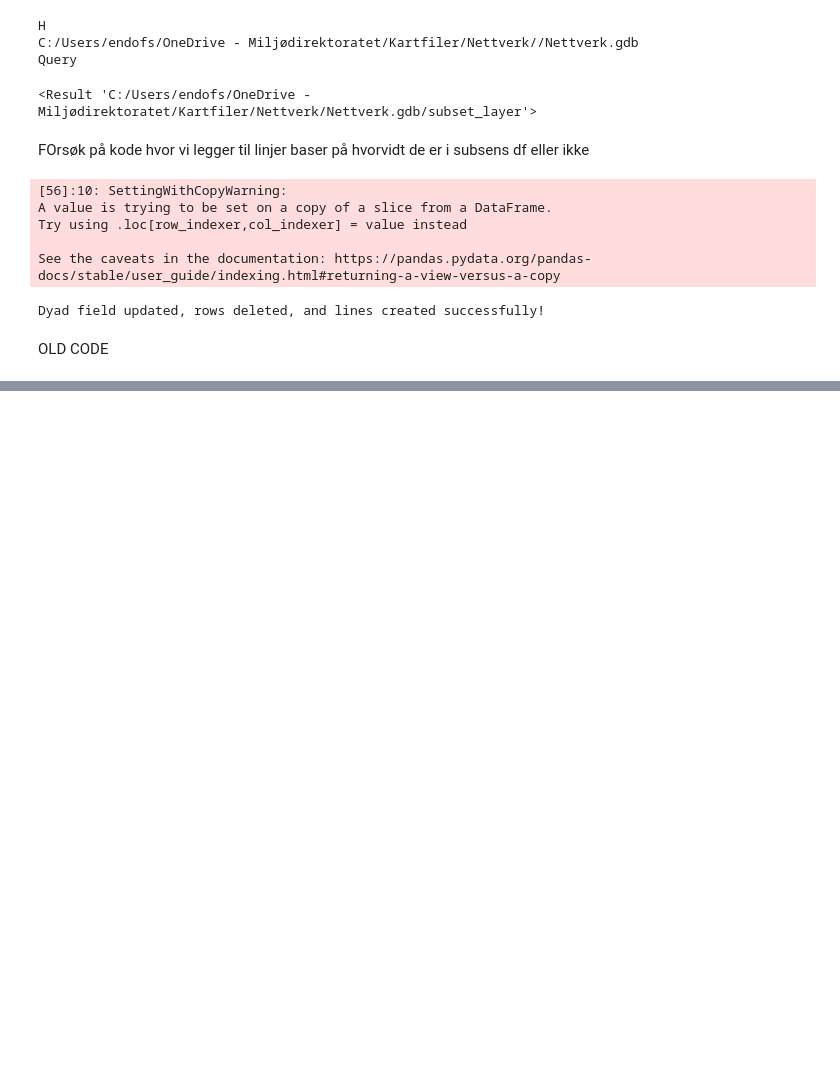
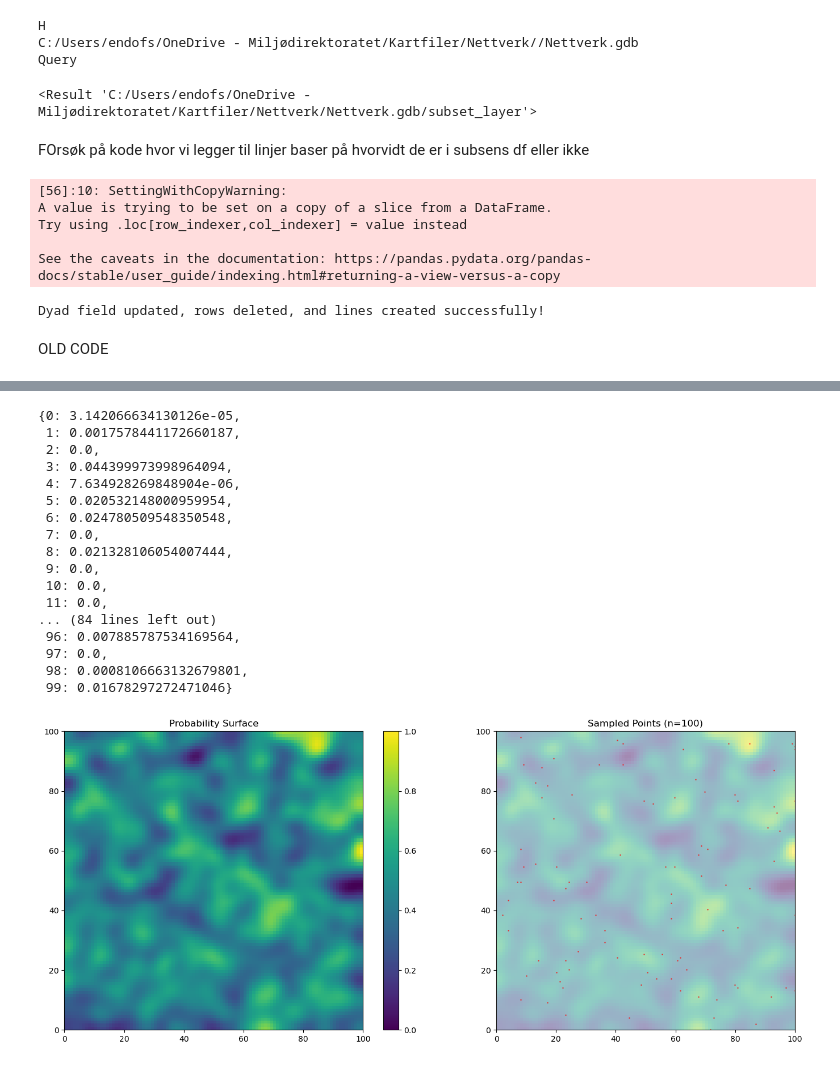
Before and after one commit to egowork/gis_tools, a Jupyter notebook: Nettverkanalyser.ipynb, the cells around one changed output, grey strips where cells are left out. Drawn from its saved outputs; the diff is of its cells as text; code cells hidden in the pictures; blank space fills up the shorter version.

```diff
--- a/Nettverkanalyser.ipynb
+++ b/Nettverkanalyser.ipynb
@@ -148,6 +150,7 @@ def CalcEigenmeasures(LandscapeMatrix):
 
     # Collect all the measures
     EigenMeasures = pd.DataFrame({"NiNID":ids,
+                                  "Lambda":Lambda,
                                   "PC_small":pc,
                                   "PC_large":contributions,
                                   "REv":w,
@@ -158,6 +161,7 @@ def CalcEigenmeasures(LandscapeMatrix):
 def communities(LandscapeMatrix):
     # Convert the input matrix to a NumPy array
     M = np.array(LandscapeMatrix)
+
     # Calculate the total number of edges/links in the landscape
     m = np.sum(M > 0)
 
@@ -583,0 +690,17 @@ OLD CODE
+# %%
+# Generate points
+Np = 100
+x, y, prob_surface = generate_autocorrelated_points(grid_size=100,sigma=3,n_points=Np, plot=True)
+Areas = np.ones(Np)  # Assuming uniform areas
+# Calculate distance matrix and exponential
+distance = squareform(pdist(np.array([x, y]).T))
+Alpha = 1/20
+distance_matrix_exp = np.exp(-distance*Alpha)
+#print(distance_matrix_exp)
+outer_matrix = np.outer(Areas, Areas)
+Mij = distance_matrix_exp * outer_matrix
+eigenvalues, _ = scipy.linalg.eig(Mij)
+Lambda = np.real(max(eigenvalues))
+bc, bc0, G = calculate_betweenness_centralization(Mij, threshold=0.01)
+bc0
+# %% [output]
@@ -583,0 +708,18 @@ OLD CODE
+{0: 3.142066634130126e-05,
+ 1: 0.0017578441172660187,
+ 2: 0.0,
+ 3: 0.044399973998964094,
+ 4: 7.634928269848904e-06,
+ 5: 0.020532148000959954,
+ 6: 0.024780509548350548,
+ 7: 0.0,
+ 8: 0.021328106054007444,
+ 9: 0.0,
+ 10: 0.0,
+ 11: 0.0,
+... (84 lines left out)
+ 96: 0.007885787534169564,
+ 97: 0.0,
+ 98: 0.0008106663132679801,
+ 99: 0.01678297272471046}
+[figure, added]
```
Also changed, not shown: parts of 10 cells of this notebook, 4 other files.
